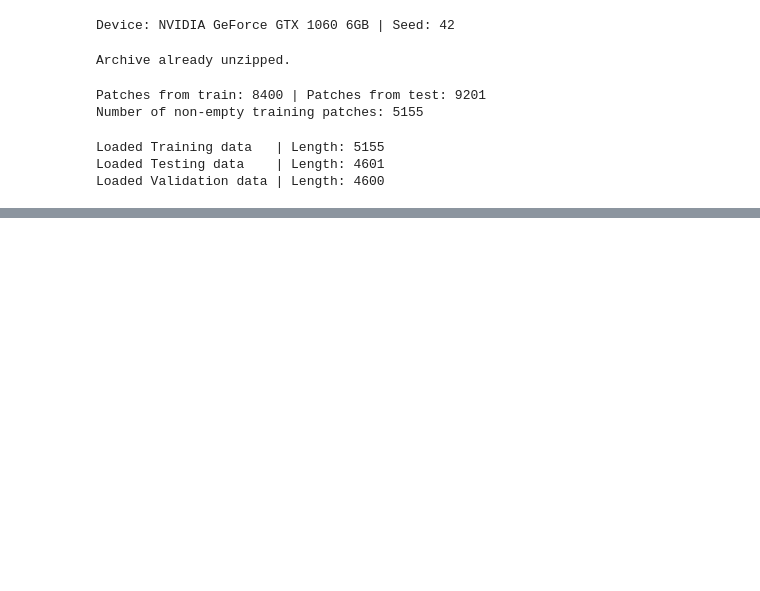
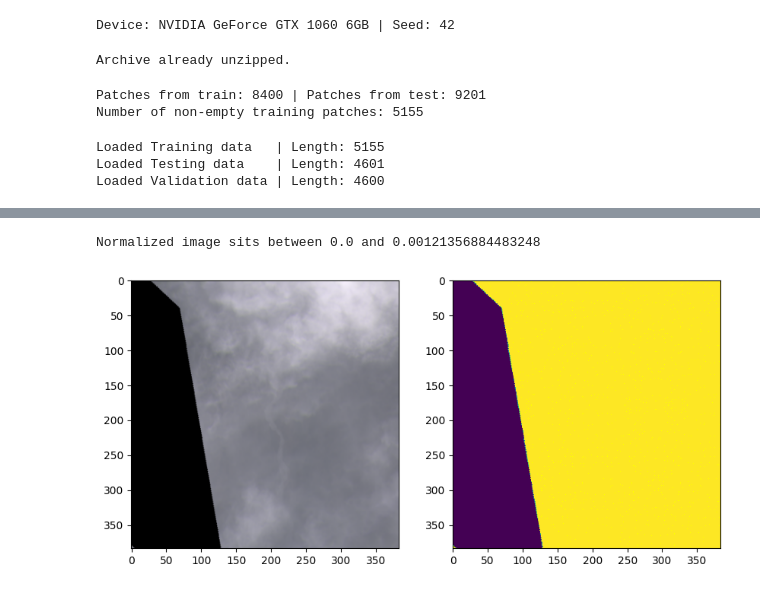
Before and after one commit to TheArtemis/Sapienza-AI-Lab-Project, a Jupyter notebook: 38-cloud-notebook.ipynb, the cells around one changed output, grey strips where cells are left out. Drawn from its saved outputs; the diff is of its cells as text; code cells hidden in the pictures; blank space fills up the shorter version.

Commit message:
Progress with normalization, weird outputs

```diff
--- a/38-cloud-notebook.ipynb
+++ b/38-cloud-notebook.ipynb
@@ -201,0 +207,24 @@ data_test_val = Subset(data_test_val, np.random.randint(0, len(data_test_val), 2
+# %%
+from torch.utils.data import DataLoader
+IMAGE_SIZE = 384
+
+if False: # Temporary flag to disable mean and std computation
+    loader_train = DataLoader(data_train, batch_size=32)
+
+    pixel_sum = torch.tensor([0.0, 0.0, 0.0])
+    pixel_sum_sq = torch.tensor([0.0, 0.0, 0.0])
+
+    for x, y in loader_train:
+        pixel_sum += x.sum(axis=(0, 2, 3))
+        pixel_sum_sq += (x ** 2).sum(axis=(0, 2, 3))
+
+    count = len(data_train) * IMAGE_SIZE * IMAGE_SIZE
+    mean = pixel_sum / count
+    var = (pixel_sum_sq / count) - (mean ** 2)
+    std = torch.sqrt(var)
+
+else:
+    mean = torch.tensor([0.2400, 0.2366, 0.2508])
+    std = torch.tensor([0.1451, 0.1393, 0.1443])
+
+print(f'Computed mean and std for the dataset:\n Mean: {mean} | Std: {std}')
@@ -201,0 +234,9 @@ data_test_val = Subset(data_test_val, np.random.randint(0, len(data_test_val), 2
+# %%
+# Define Hyperparameters for training
+LEARNING_RATE = 1e-4
+DEVICE = device
+BATCH_SIZE = 16
+NUM_EPOCHS = 3
+IMAGE_RESIZE = 384
+PIN_MEMORY = True
+LOAD_MODEL= False #False
@@ -202,2 +283,17 @@ data_test_val = Subset(data_test_val, np.random.randint(0, len(data_test_val), 2
+# %%
+# Let's check the output of normalization
+dl_normalized = DataLoader(sub_train, shuffle=True)
+for x, y in dl_normalized:
+    z = x[0].permute(1, 2, 0)
+    z = (z - z.min()) / (z.max() - z.min())
+
+    fig, ax = plt.subplots(1, 2, figsize=(10, 10))
+    ax[0].imshow(z)
+    ax[1].imshow(y[0], cmap=custom_cmap, vmin=0, vmax=1)
+    print(f'Normalized image sits between {x.min()} and {x.max()}')
+    break
+# %% [output]
+Normalized image sits between 0.0 and 0.00121356884483248
+[figure, added]
 # %%
 import torch.nn as nn
```
Also changed, not shown: parts of 14 cells of this notebook.
